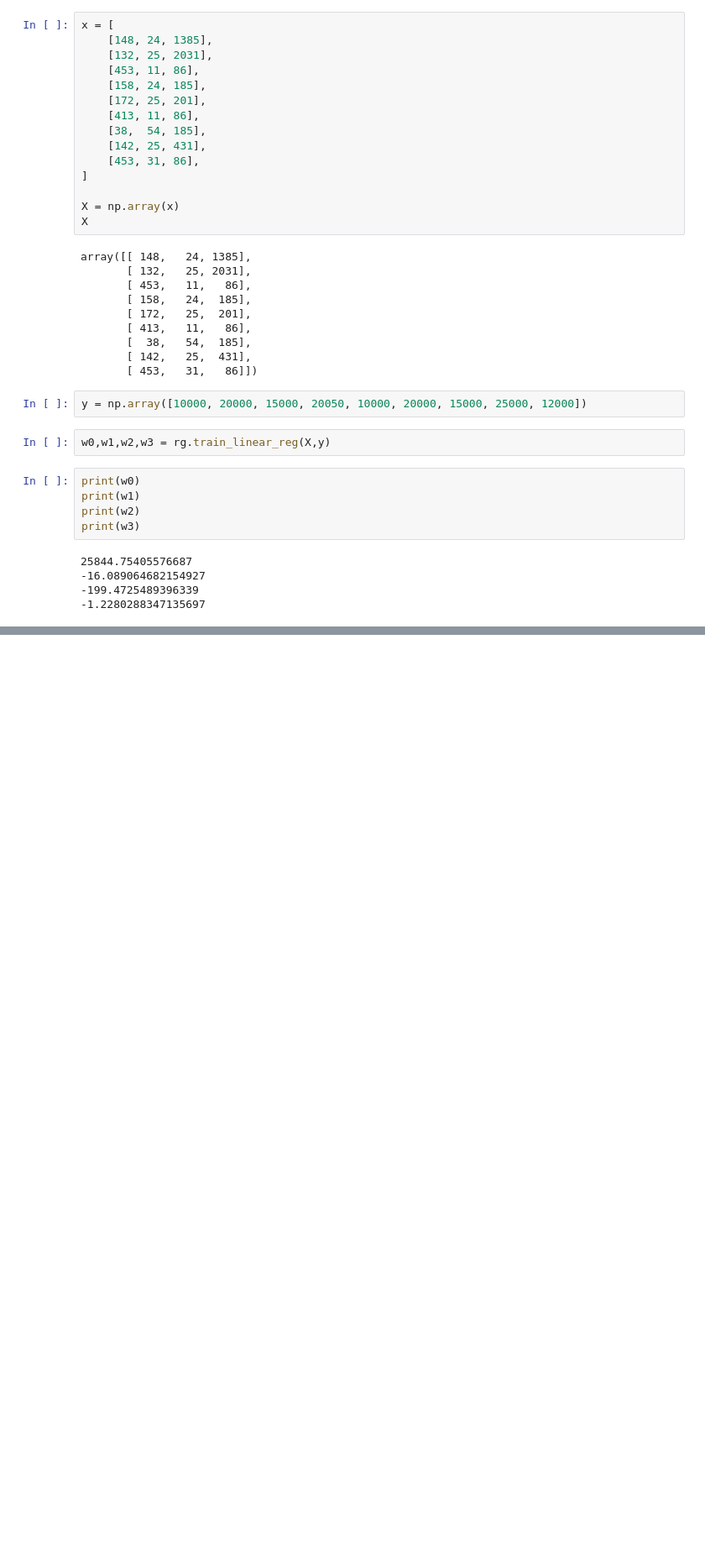
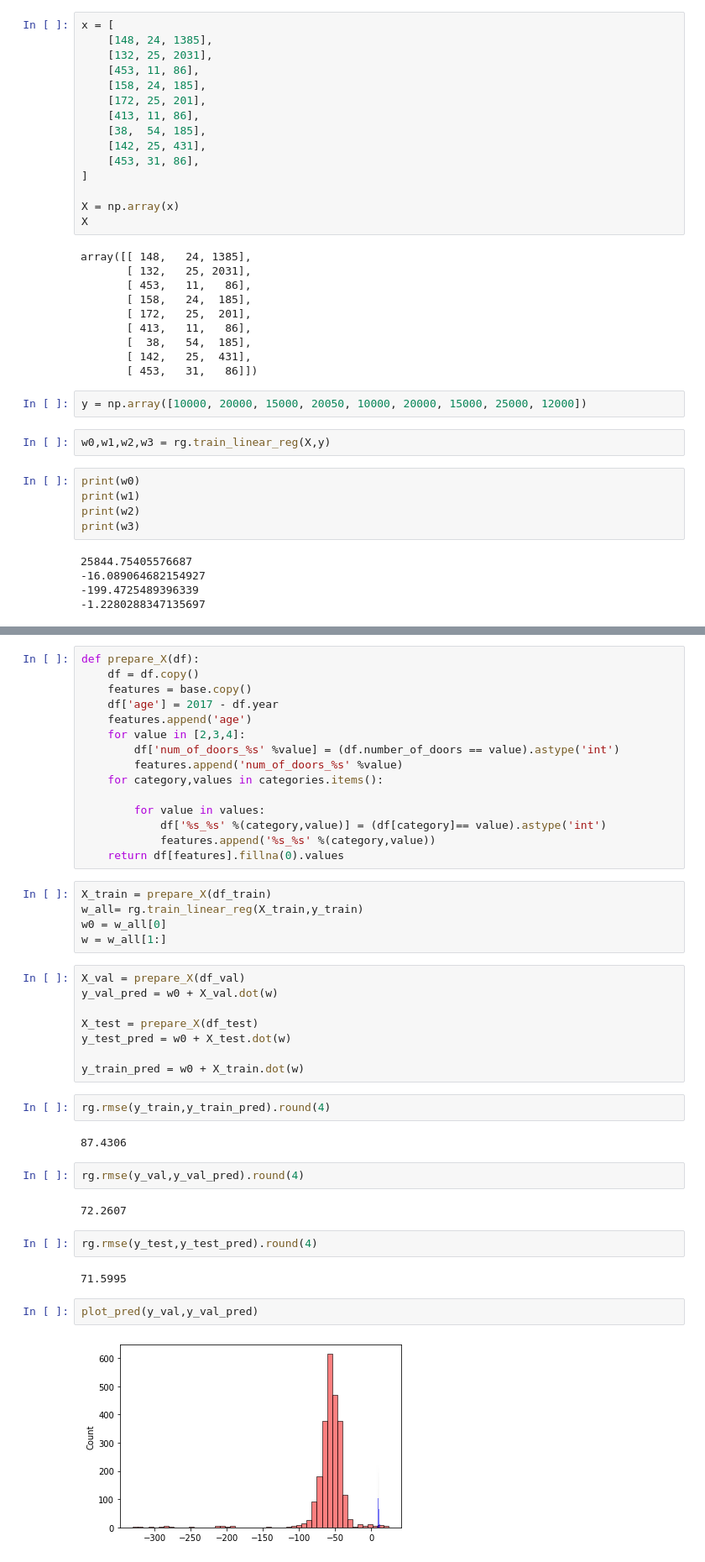
Before and after one commit to Micky373/ml_zoomcamp, a Jupyter notebook: week_2/car_price.ipynb, the cells around one changed output, grey strips where cells are left out. Shown at 84% size. Drawn from its saved outputs; the diff is of its cells as text; blank space fills up the shorter version.

```diff
--- a/week_2/car_price.ipynb
+++ b/week_2/car_price.ipynb
@@ -317,0 +410,44 @@ print(w3)
+# %%
+def prepare_X(df):
+    df = df.copy()
+    features = base.copy()
+    df['age'] = 2017 - df.year
+    features.append('age')
+    for value in [2,3,4]:
+        df['num_of_doors_%s' %value] = (df.number_of_doors == value).astype('int')
+        features.append('num_of_doors_%s' %value)
+    for category,values in categories.items():
+
+        for value in values:
+            df['%s_%s' %(category,value)] = (df[category]== value).astype('int')
+            features.append('%s_%s' %(category,value))
+    return df[features].fillna(0).values
+# %%
+X_train = prepare_X(df_train)
+w_all= rg.train_linear_reg(X_train,y_train)
+w0 = w_all[0]
+w = w_all[1:]
+# %%
+X_val = prepare_X(df_val)
+y_val_pred = w0 + X_val.dot(w)
+
+X_test = prepare_X(df_test)
+y_test_pred = w0 + X_test.dot(w)
+
+y_train_pred = w0 + X_train.dot(w)
+# %%
+rg.rmse(y_train,y_train_pred).round(4)
+# %% [output]
+87.4306
+# %%
+rg.rmse(y_val,y_val_pred).round(4)
+# %% [output]
+72.2607
+# %%
+rg.rmse(y_test,y_test_pred).round(4)
+# %% [output]
+71.5995
+# %%
+plot_pred(y_val,y_val_pred)
+# %% [output]
+[figure, added]
```
Also changed, not shown: parts of 30 cells of this notebook, 1 other file.
